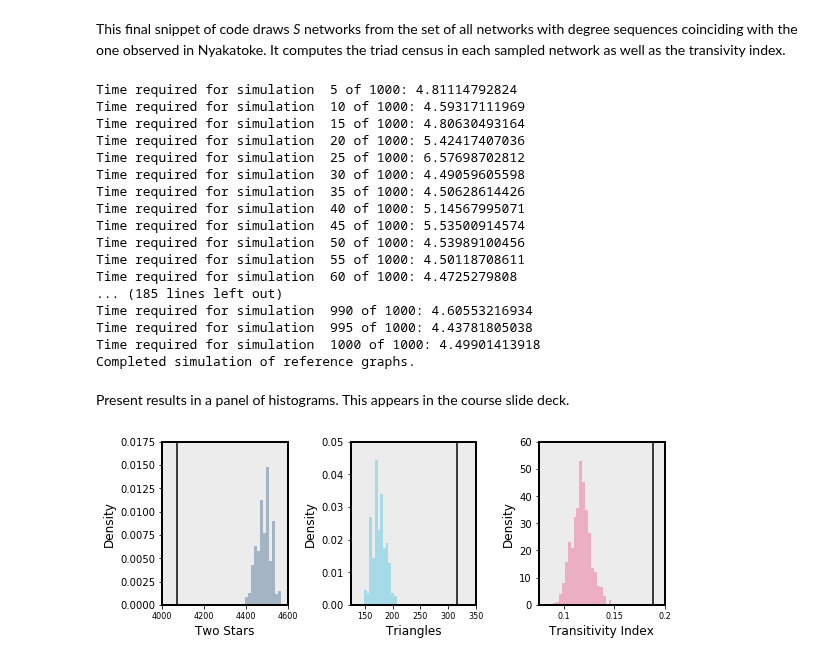
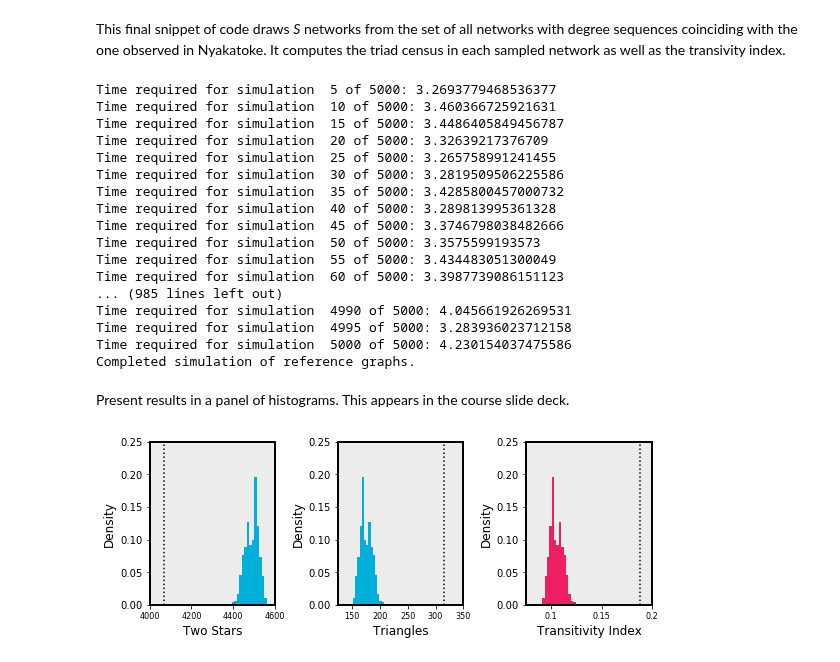
Before and after one commit to bryangraham/short_courses, a Jupyter notebook: SMU_CUHK/Notebooks/SMU_Notebook_4.ipynb, the cells around one changed output. Drawn from its saved outputs; the diff is of its cells as text; code cells hidden in the pictures.

```diff
--- a/SMU_CUHK/Notebooks/SMU_Notebook_4.ipynb
+++ b/SMU_CUHK/Notebooks/SMU_Notebook_4.ipynb
@@ -364,13 +372,13 @@ This final snippet of code draws _S_ networks from the set of all networks with
 #- Calculate degree sequence of Nyakatoke network -%
 #--------------------------------------------------%
 
-Nyakatoke_degrees = list(np.sum(Nyakatoke_adjM, axis=0, dtype=int))
+Nyakatoke_degrees = np.sum(Nyakatoke_adjM, axis=0, dtype=int).tolist()
 N = len(Nyakatoke_degrees)
 
 #------------------------------------------------#
 #- Draw S networks at random from reference set -#
 #------------------------------------------------#
-S = 1000
+S = 5000
 [graphs, stb_iwgts, iwgts, estimated_size_of_set, estimated_size_of_set_se] = \
         simulate_random_graph_with_fixed_degree(Nyakatoke_degrees, S)
 
@@ -383,36 +391,24 @@ print("Completed simulation of reference graphs.")
 G = nx.from_numpy_matrix(Nyakatoke_adjM)
 Nyakatoke_TwoStar = nx.triadic_census(G.to_directed())['201']    # Two star
 Nyakatoke_Triangle = nx.triadic_census(G.to_directed())['300']   # Triangle
-Nyakatoke_TI = nx.transitivity(G)                                   # Transitivity
-
-
-
-Reference_TwoStar = np.zeros((S,),dtype=int)
-Reference_Triangle = np.zeros((S,),dtype=int)
-Reference_TI = np.zeros((S,),dtype=float)
-
-for s in range(0,S):
-    G_s = nx.Graph()
-    G_s.add_nodes_from(G)
-    G_s.add_edges_from(graphs[s])
-    Reference_TwoStar[s] = nx.triadic_census(G_s.to_directed())['201']    # Two star
-    Reference_Triangle[s] = nx.triadic_census(G_s.to_directed())['300']   # Triangle
-    Reference_TI[s] = nx.transitivity(G_s)                                # Transitivity
+Nyakatoke_TI = nx.transitivity(G)                                # Transitivity
+Nyakatoke_Diameter = nx.diameter(G)                              # Diameter
+Nyakatoke_AvgDis = nx.average_shortest_path_length(G)            # Average Distance
 # %% [output]
-Time required for simulation  5 of 1000: 4.81114792824
-Time required for simulation  10 of 1000: 4.59317111969
-Time required for simulation  15 of 1000: 4.80630493164
-Time required for simulation  20 of 1000: 5.42417407036
-Time required for simulation  25 of 1000: 6.57698702812
-Time required for simulation  30 of 1000: 4.49059605598
-Time required for simulation  35 of 1000: 4.50628614426
-Time required for simulation  40 of 1000: 5.14567995071
-Time required for simulation  45 of 1000: 5.53500914574
-Time required for simulation  50 of 1000: 4.53989100456
-Time required for simulation  55 of 1000: 4.50118708611
-Time required for simulation  60 of 1000: 4.4725279808
-... (185 lines left out)
-Time required for simulation  990 of 1000: 4.60553216934
-Time required for simulation  995 of 1000: 4.43781805038
-Time required for simulation  1000 of 1000: 4.49901413918
+Time required for simulation  5 of 5000: 3.2693779468536377
+Time required for simulation  10 of 5000: 3.460366725921631
+Time required for simulation  15 of 5000: 3.4486405849456787
+Time required for simulation  20 of 5000: 3.32639217376709
+Time required for simulation  25 of 5000: 3.265758991241455
+Time required for simulation  30 of 5000: 3.2819509506225586
+Time required for simulation  35 of 5000: 3.4285800457000732
+Time required for simulation  40 of 5000: 3.289813995361328
+Time required for simulation  45 of 5000: 3.3746798038482666
+Time required for simulation  50 of 5000: 3.3575599193573
+Time required for simulation  55 of 5000: 3.434483051300049
+Time required for simulation  60 of 5000: 3.3987739086151123
+... (985 lines left out)
+Time required for simulation  4990 of 5000: 4.045661926269531
+Time required for simulation  4995 of 5000: 3.283936023712158
+Time required for simulation  5000 of 5000: 4.230154037475586
 Completed simulation of reference graphs.
@@ -431,11 +454,11 @@ ax3 = sbp[2] # Handle for right subplot
 
 # Plot 1: Histogram of two star triads
 plt.axes(ax1) # Select first subplot
-plt.hist(Reference_TwoStar, bins=20, normed=True, weights=stb_iwgts, facecolor='#003262', alpha=0.3)
-plt.plot((Nyakatoke_TwoStar, Nyakatoke_TwoStar), (0, 1), 'k-') # plot vertical line at x = # two stars in Nyakatoke
+plt.hist(Reference_TwoStar, bins=25, normed=False, weights=stb_iwgts, facecolor='#00B0DA', alpha=1, rwidth=1)
+plt.plot((Nyakatoke_TwoStar, Nyakatoke_TwoStar), (0, 1), 'k:') # plot vertical line at x = # two stars in Nyakatoke
 
 # Set axis limits
-plt.ylim([0,0.0175])
+plt.ylim([0,0.25])
 plt.xlim([4000,4600])
 
 # Set tick labels
@@ -459,15 +482,15 @@ for spine in ['left','right','top','bottom']:
     ax1.spines[spine].set_linewidth(2)
 
 # Tweak spacing between subplots to prevent labels from overlapping
-plt.subplots_adjust(wspace=1)
+plt.subplots_adjust(wspace=0.5)
 
 # Plot 2: Histogram of triangle triads
 plt.axes(ax2) # Select second subplot
-plt.hist(Reference_Triangle, bins=20, normed=True, weights=stb_iwgts, facecolor='#00B0DA', alpha=0.3)
-plt.plot((Nyakatoke_Triangle, Nyakatoke_Triangle), (0, 1), 'k-') # plot vertical line at x = # triangles in Nyakatoke
+plt.hist(Reference_Triangle, bins=25, normed=False, weights=stb_iwgts, facecolor='#00B0DA', alpha=1, rwidth=1)
+plt.plot((Nyakatoke_Triangle, Nyakatoke_Triangle), (0, 1), 'k:') # plot vertical line at x = # triangles in Nyakatoke
 
 # Set axis limits
-plt.ylim([0,0.05])
+plt.ylim([0,0.25])
 plt.xlim([125,350])
 
 # Set tick labels
@@ -491,41 +514,41 @@ for spine in ['left','right','top','bottom']:
     ax2.spines[spine].set_linewidth(2)
 
 # Tweak spacing between subplots to prevent labels from overlapping
-plt.subplots_adjust(wspace=1)
+plt.subplots_adjust(wspace=0.5)
 
 # Plot 3: Histogram of transitivity index
 plt.axes(ax3) # Select third subplot
-plt.hist(Reference_TI, bins=20, normed=True, weights=None, facecolor='#EE1F60', alpha=0.3)
-plt.plot((Nyakatoke_TI, Nyakatoke_TI), (0, 100), 'k-')      # plot vertical line at x = transitivity index in Nyakatoke
+plt.hist(Reference_TI, bins=25, normed=False, weights=stb_iwgts, facecolor='#EE1F60', alpha=1, rwidth=1)
+plt.plot((Nyakatoke_TI, Nyakatoke_TI), (0, 100), 'k:')      # plot vertical line at x = transitivity index in Nyakatoke
 
 # Set axis limits
-plt.ylim([0,60])
+plt.ylim([0,0.25])
 plt.xlim([0.075,0.2])
 
 # Set tick labels
 tick_locs = [0.10, 0.15, 0.20]
 tick_lbls = [0.10, 0.15, 0.20]
 plt.xticks(tick_locs, tick_lbls, fontsize=8)
 
 # Add axis labels
 plt.xlabel("Transitivity Index", fontsize=12)
 plt.ylabel("Density", fontsize=12)
 
 # Clean up the plot, add frames etc.
 ax3.patch.set_facecolor('gray')               # Color of background
 ax3.patch.set_alpha(0.15)                     # Translucency of background
 ax3.grid(False)                               # Remove gridlines from plot
 
 # Add frame around plot
 for spine in ['left','right','top','bottom']:
     ax3.spines[spine].set_visible(True)
     ax3.spines[spine].set_color('k')
     ax3.spines[spine].set_linewidth(2)
 
 # Tweak spacing between subplots to prevent labels from overlapping
 plt.subplots_adjust(wspace=0.5)
 
 # Save figure
 plt.savefig(graphics+'Triad_Census_%d_Trials.png' %S, bbox_inches='tight', dpi=500)
 # %% [output]
-[figure, old version]
+[figure, new version]
```
Also changed, not shown: parts of 12 cells of this notebook, 5 other files.
